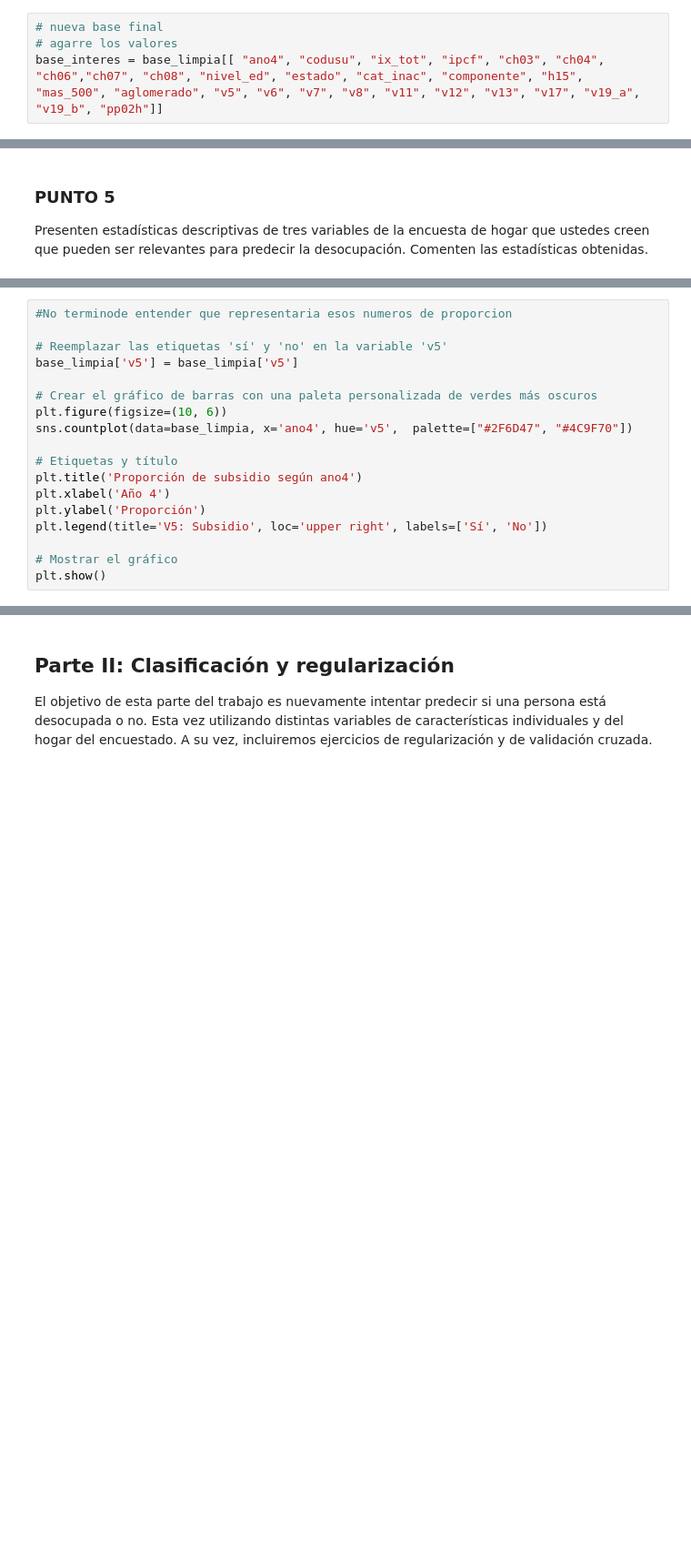
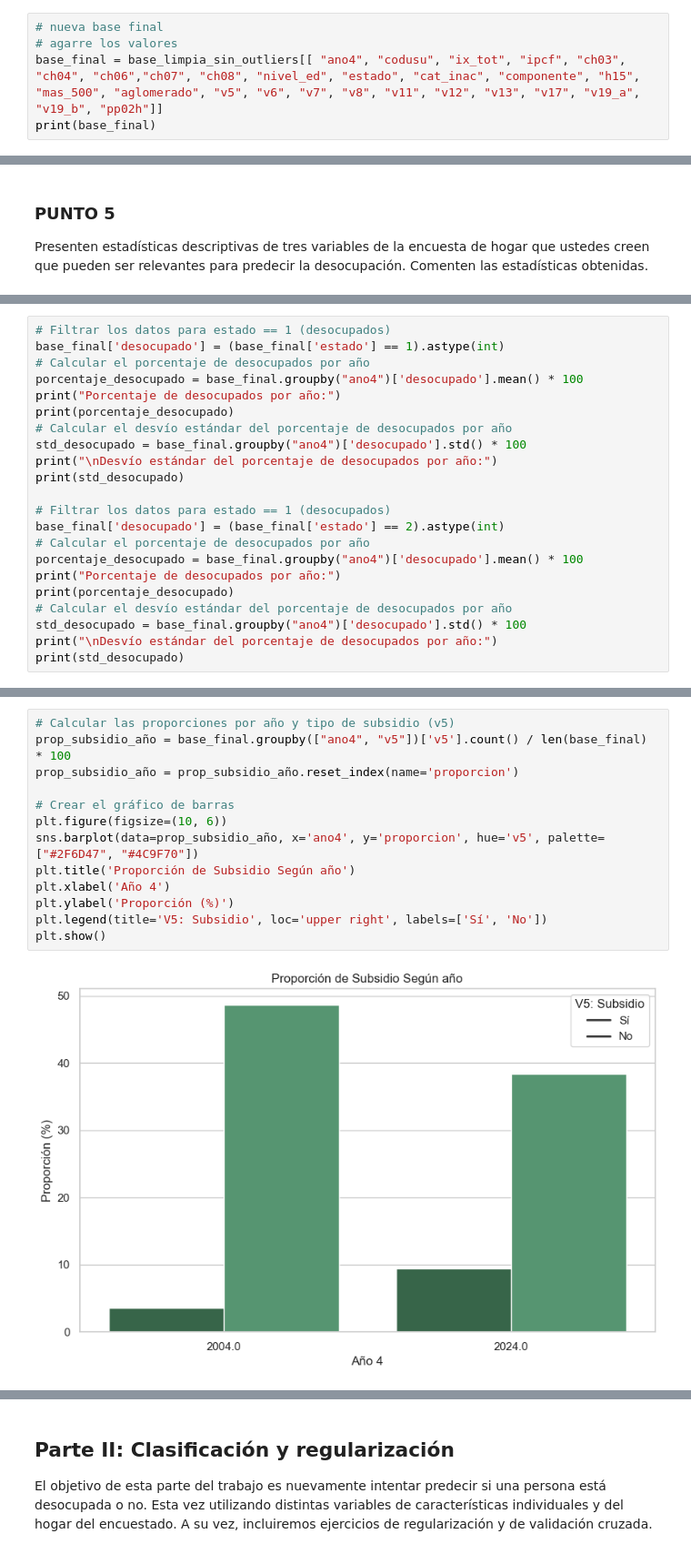
Before and after one commit to AngelaNavajas/CC408-T1-4, a Jupyter notebook: TP4/TP4.ipynb, the cells around one changed output, grey strips where cells are left out. Shown: that part at 91% size. Drawn from its saved outputs; the diff is of its cells as text; blank space fills up the shorter version.

```diff
--- a/TP4/TP4.ipynb
+++ b/TP4/TP4.ipynb
@@ -420,4 +493,5 @@ Límite inferior: -757.125, Límite superior: 1261.875
 # %%
 # nueva base final
 # agarre los valores
-base_interes = base_limpia[[ "ano4", "codusu", "ix_tot", "ipcf", "ch03", "ch04", "ch06","ch07", "ch08", "nivel_ed", "estado", "cat_inac", "componente", "h15", "mas_500", "aglomerado", "v5", "v6", "v7", "v8", "v11", "v12", "v13", "v17", "v19_a", "v19_b", "pp02h"]]
+base_final = base_limpia_sin_outliers[[ "ano4", "codusu", "ix_tot", "ipcf", "ch03", "ch04", "ch06","ch07", "ch08", "nivel_ed", "estado", "cat_inac", "componente", "h15", "mas_500", "aglomerado", "v5", "v6", "v7", "v8", "v11", "v12", "v13", "v17", "v19_a", "v19_b", "pp02h"]]
+print(base_final)
@@ -665,0 +780,22 @@ print(top_10_ipcf)
+# %%
+# Filtrar los datos para estado == 1 (desocupados)
+base_final['desocupado'] = (base_final['estado'] == 1).astype(int)
+# Calcular el porcentaje de desocupados por año
+porcentaje_desocupado = base_final.groupby("ano4")['desocupado'].mean() * 100
+print("Porcentaje de desocupados por año:")
+print(porcentaje_desocupado)
+# Calcular el desvío estándar del porcentaje de desocupados por año
+std_desocupado = base_final.groupby("ano4")['desocupado'].std() * 100
+print("\nDesvío estándar del porcentaje de desocupados por año:")
+print(std_desocupado)
+
+# Filtrar los datos para estado == 1 (desocupados)
+base_final['desocupado'] = (base_final['estado'] == 2).astype(int)
+# Calcular el porcentaje de desocupados por año
+porcentaje_desocupado = base_final.groupby("ano4")['desocupado'].mean() * 100
+print("Porcentaje de desocupados por año:")
+print(porcentaje_desocupado)
+# Calcular el desvío estándar del porcentaje de desocupados por año
+std_desocupado = base_final.groupby("ano4")['desocupado'].std() * 100
+print("\nDesvío estándar del porcentaje de desocupados por año:")
+print(std_desocupado)
@@ -666,18 +830,15 @@ print(top_10_ipcf)
 # %%
-#No terminode entender que representaria esos numeros de proporcion
+# Calcular las proporciones por año y tipo de subsidio (v5)
+prop_subsidio_año = base_final.groupby(["ano4", "v5"])['v5'].count() / len(base_final) * 100
+prop_subsidio_año = prop_subsidio_año.reset_index(name='proporcion')
 
-# Reemplazar las etiquetas 'sí' y 'no' en la variable 'v5'
-base_limpia['v5'] = base_limpia['v5']
-
-# Crear el gráfico de barras con una paleta personalizada de verdes más oscuros
+# Crear el gráfico de barras
 plt.figure(figsize=(10, 6))
-sns.countplot(data=base_limpia, x='ano4', hue='v5',  palette=["#2F6D47", "#4C9F70"])
-
-# Etiquetas y título
-plt.title('Proporción de subsidio según ano4')
+sns.barplot(data=prop_subsidio_año, x='ano4', y='proporcion', hue='v5', palette=["#2F6D47", "#4C9F70"])
+plt.title('Proporción de Subsidio Según año')
 plt.xlabel('Año 4')
-plt.ylabel('Proporción')
+plt.ylabel('Proporción (%)')
 plt.legend(title='V5: Subsidio', loc='upper right', labels=['Sí', 'No'])
-
-# Mostrar el gráfico
 plt.show()
+# %% [output]
+[figure, added]
```
Also changed, not shown: parts of 37 cells of this notebook.
